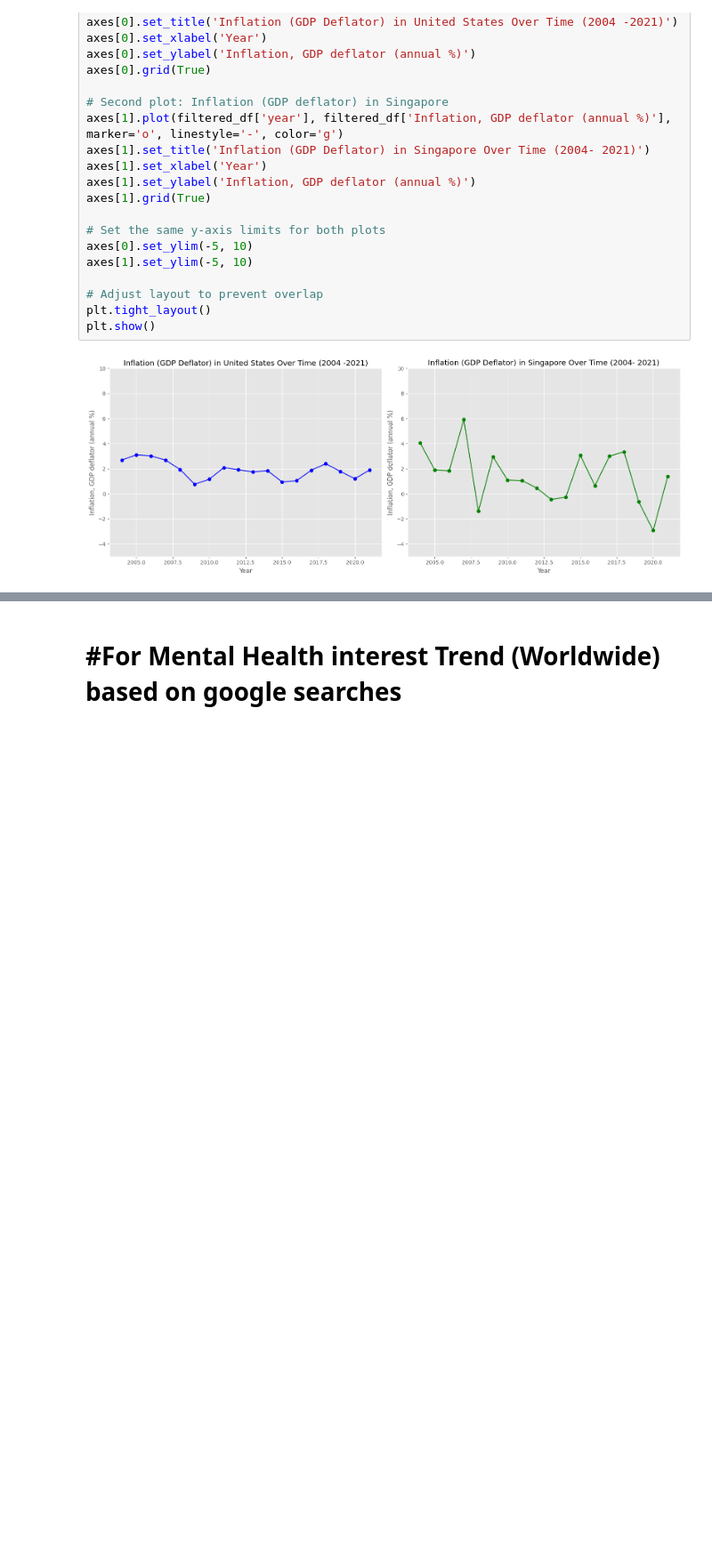
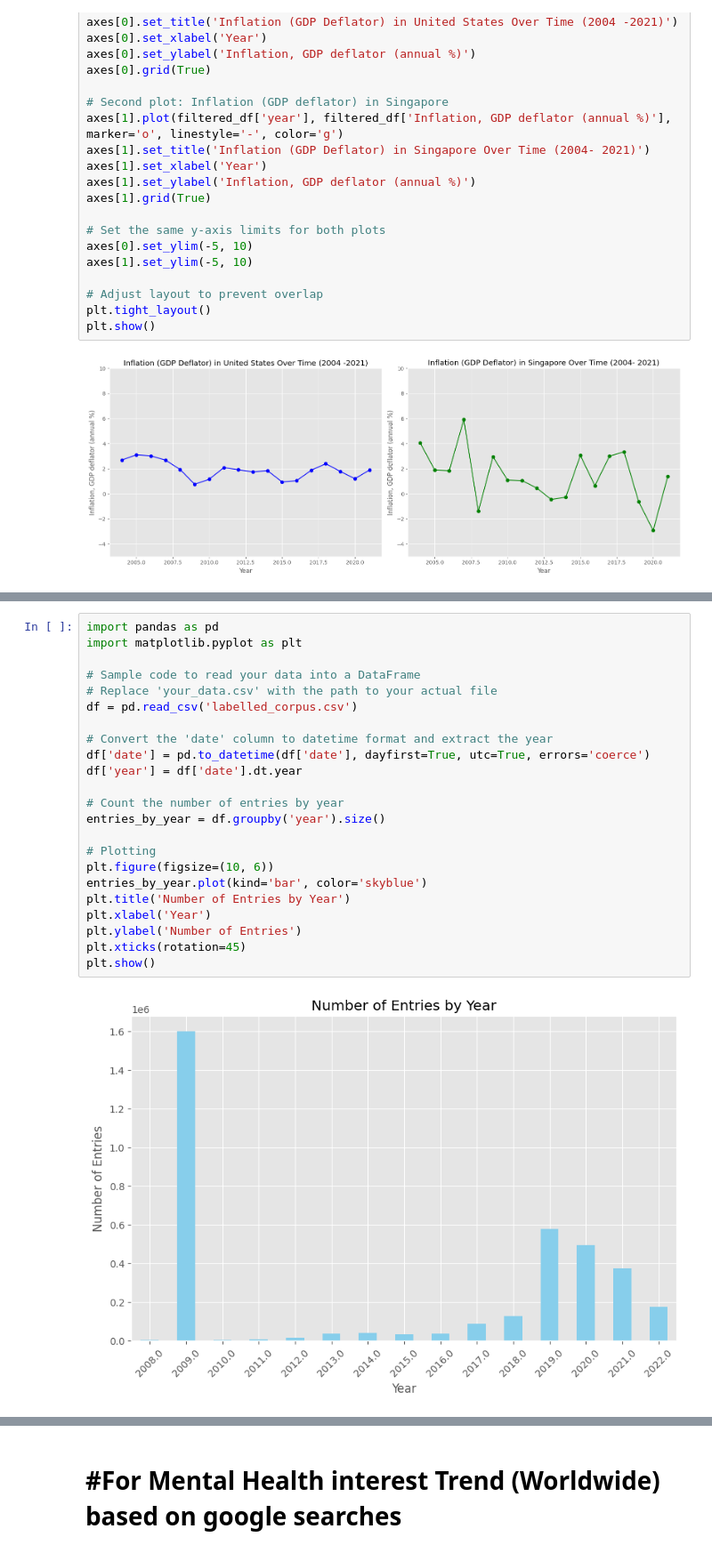
Before and after one commit to fishbrightwise/IS424-G2T4, a Jupyter notebook: notebooks/3.5) EDA_For_Research.ipynb, the cells around one changed output, grey strips where cells are left out. Shown at 89% size. Drawn from its saved outputs; the diff is of its cells as text; blank space fills up the shorter version.

```diff
--- a/notebooks/3.5) EDA_For_Research.ipynb
+++ b/notebooks/3.5) EDA_For_Research.ipynb
@@ -285,0 +345,25 @@ plt.show()
+# %%
+import pandas as pd
+import matplotlib.pyplot as plt
+
+# Sample code to read your data into a DataFrame
+# Replace 'your_data.csv' with the path to your actual file
+df = pd.read_csv('labelled_corpus.csv')
+
+# Convert the 'date' column to datetime format and extract the year
+df['date'] = pd.to_datetime(df['date'], dayfirst=True, utc=True, errors='coerce')
+df['year'] = df['date'].dt.year
+
+# Count the number of entries by year
+entries_by_year = df.groupby('year').size()
+
+# Plotting
+plt.figure(figsize=(10, 6))
+entries_by_year.plot(kind='bar', color='skyblue')
+plt.title('Number of Entries by Year')
+plt.xlabel('Year')
+plt.ylabel('Number of Entries')
+plt.xticks(rotation=45)
+plt.show()
+# %% [output]
+[figure, added]
```
Also changed, not shown: parts of 5 cells of this notebook.
